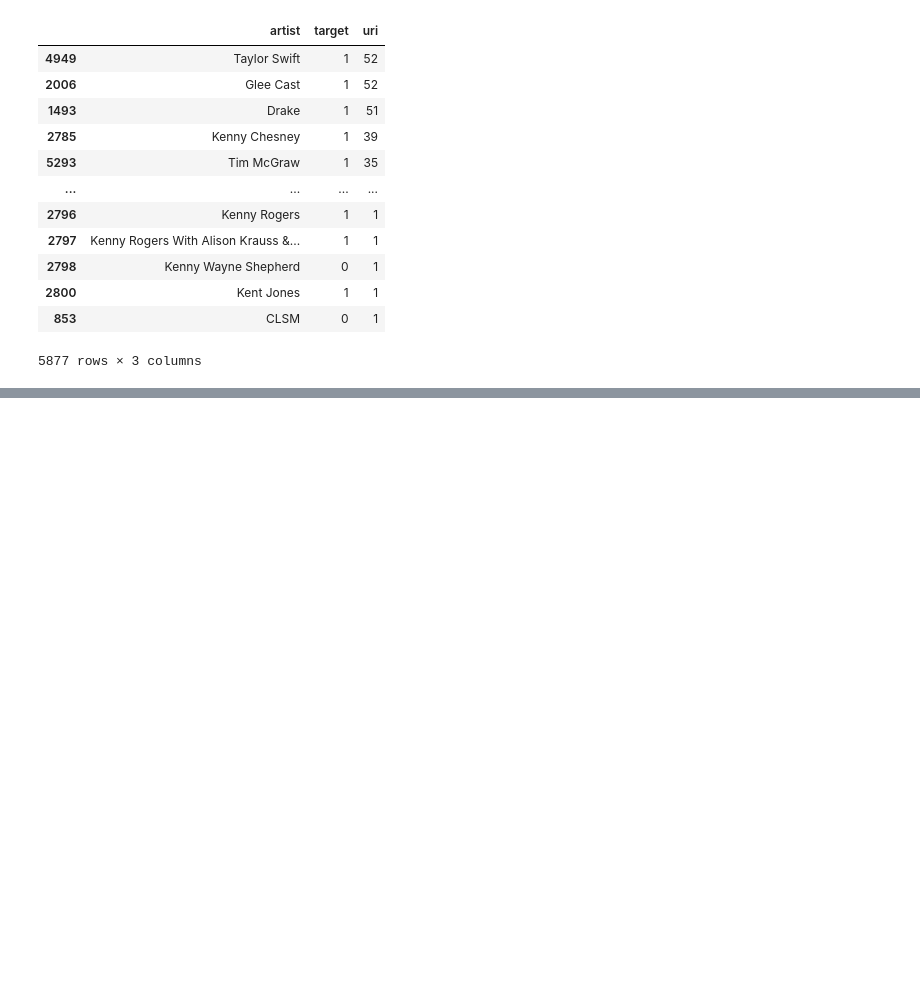
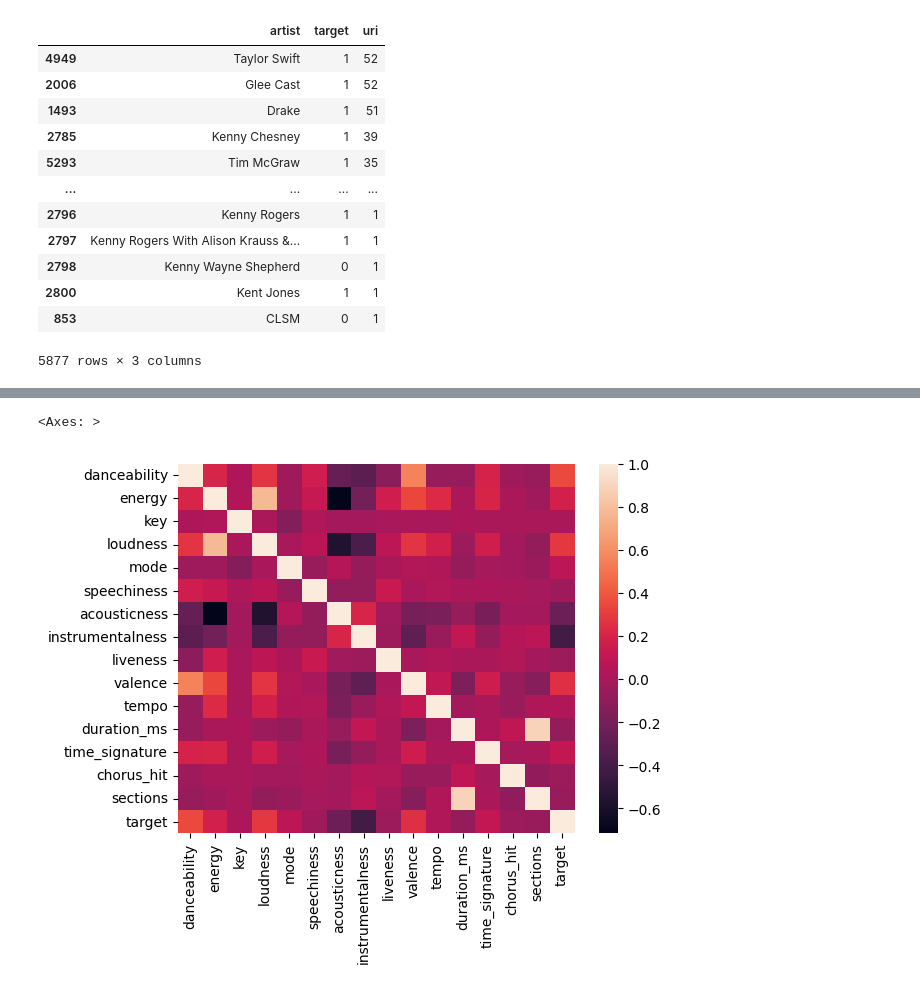
Before and after one commit to SilverMetz/Hit_Song_Science, a Jupyter notebook: feature_analysis.ipynb, the cells around one changed output, grey strips where cells are left out. Drawn from its saved outputs; the diff is of its cells as text; code cells hidden in the pictures; blank space fills up the shorter version.

```diff
--- a/feature_analysis.ipynb
+++ b/feature_analysis.ipynb
@@ -49,0 +144,5 @@ df_merged.groupby(['artist', 'target'], as_index=False)['uri'].count().sort_valu
+# %%
+sns.heatmap(df_with_numerical_features.corr())
+# %% [output]
+<Axes: >
+[figure, added]
```
Also changed, not shown: parts of 13 cells of this notebook.
